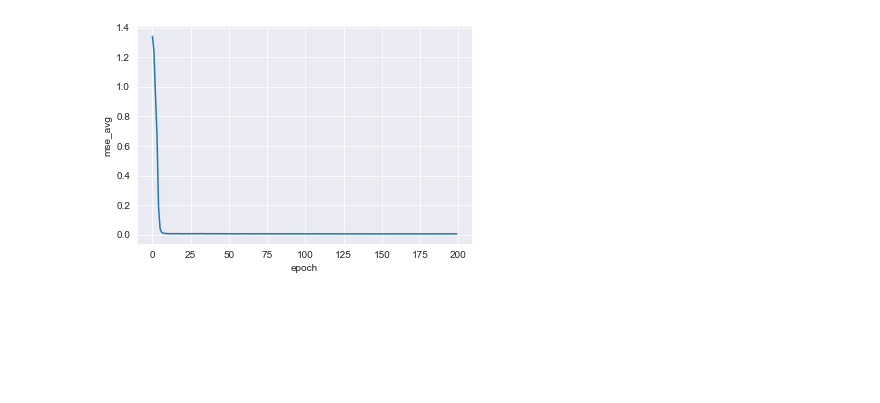
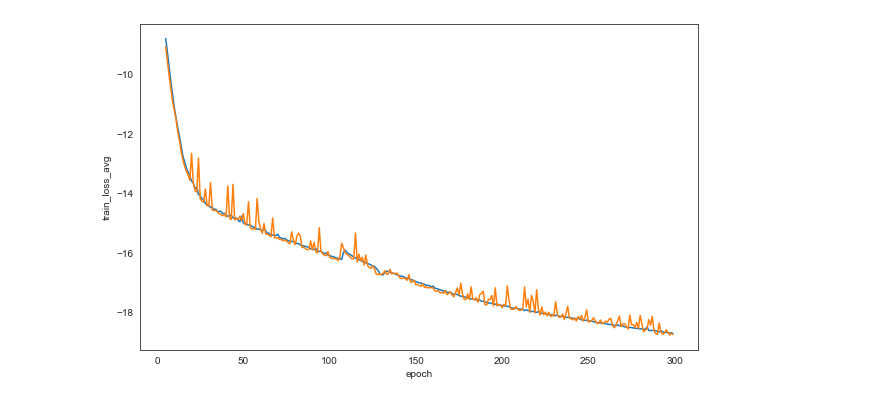
Before and after one commit to ArdenteX/Rockey_Reconstruction, a Jupyter notebook: Rock/training.ipynb, the cells around one changed output. Cells and saved outputs as stored; diff of their text form; code cells hidden in the pictures; blank space fills up the shorter version.

```diff
--- a/Rock/training.ipynb
+++ b/Rock/training.ipynb
@@ -42,0 +50,17 @@ import matplotlib.pyplot as plt
+# %%
+def plot_line_2(y_1: str, y_2: str, df: pd.DataFrame, output_path: str, fig_size: tuple = (10, 6), dpi: int = 300):
+    """
+    Plot Merge Line (2 Lines) using Seaborn
+    :param y_1: Name of Line 1
+    :param y_2: Name of Line 2
+    :param df: Dataframe
+    :param fig_size:
+    :param output_path:
+    :param dpi:
+    :return: Show Line picture and save to the specific location
+    """
+    fig = plt.figure(figsize=fig_size)
+    sns.lineplot(x='epoch', y=y_1, data=df)
+    sns.lineplot(x='epoch', y=y_2, data=df)
+    plt.show()
+    fig.savefig(output_path, dpi=dpi)
@@ -51,8 +84,9 @@ plt.show()
-# %%
-result_pd = pd.DataFrame()
-result_pd['epoch'] = range(200)
-result_pd['mse_avg'] = mse
-sns.lineplot(x='epoch', y='mse_avg', data=result_pd)
-plt.show()
-# %% [output]
-[figure, removed]
+# %%
+result_pd = pd.DataFrame()
+result_pd['epoch'] = range(300)
+result_pd['train_loss_avg'] = t_l
+result_pd['validation_loss_avg'] = v_l
+
+plot_line_2(y_1='train_loss_avg', y_2='validation_loss_avg', df=result_pd.iloc[5:, :], output_path=".\\imgs\\GasGiants_MDN20231118_TrainValLoss.png")
+# %% [output]
+[figure, added]
```
Also changed, not shown: parts of 12 cells of this notebook, 4 other files.
